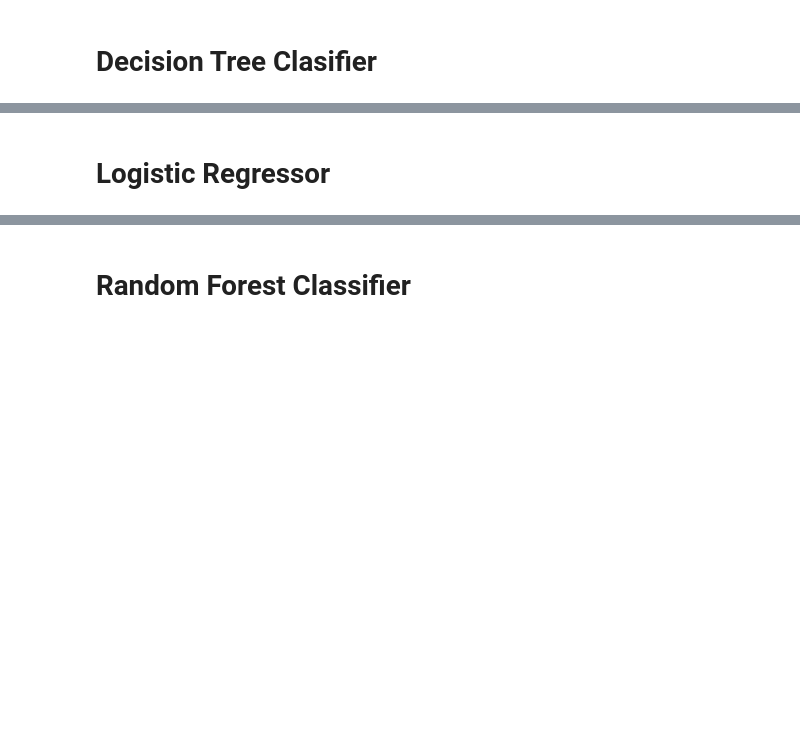
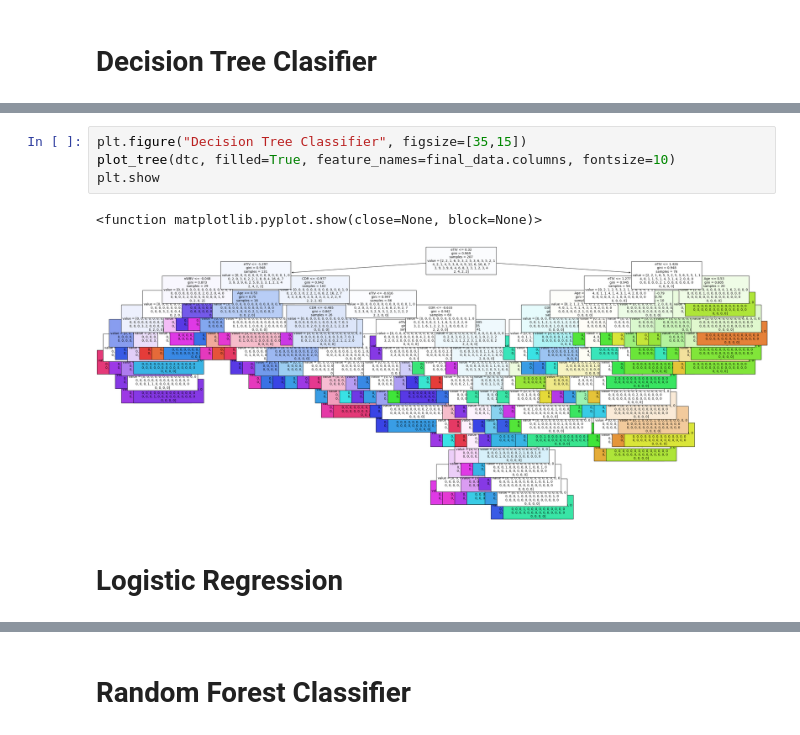
Before and after one commit to Steevei/Alzheimer-Prediction-, a Jupyter notebook: alzheimers-prediction.ipynb, the cells around one changed output, grey strips where cells are left out. Saved outputs shown, nothing was run; the diff lists cells and outputs as text; blank space fills up the shorter version.

```diff
--- a/alzheimers-prediction.ipynb
+++ b/alzheimers-prediction.ipynb
@@ -425,2 +428,9 @@ print(avg_cv_dtc/iters)
+# %%
+plt.figure("Decision Tree Classifier", figsize=[35,15])
+plot_tree(dtc, filled=True, feature_names=final_data.columns, fontsize=10)
+plt.show
+# %% [output]
+<function matplotlib.pyplot.show(close=None, block=None)>
+[figure, added]
 # %% [markdown]
-# **Logistic Regressor**
+# **Logistic Regression**
```
Also changed, not shown: parts of 43 cells of this notebook.
